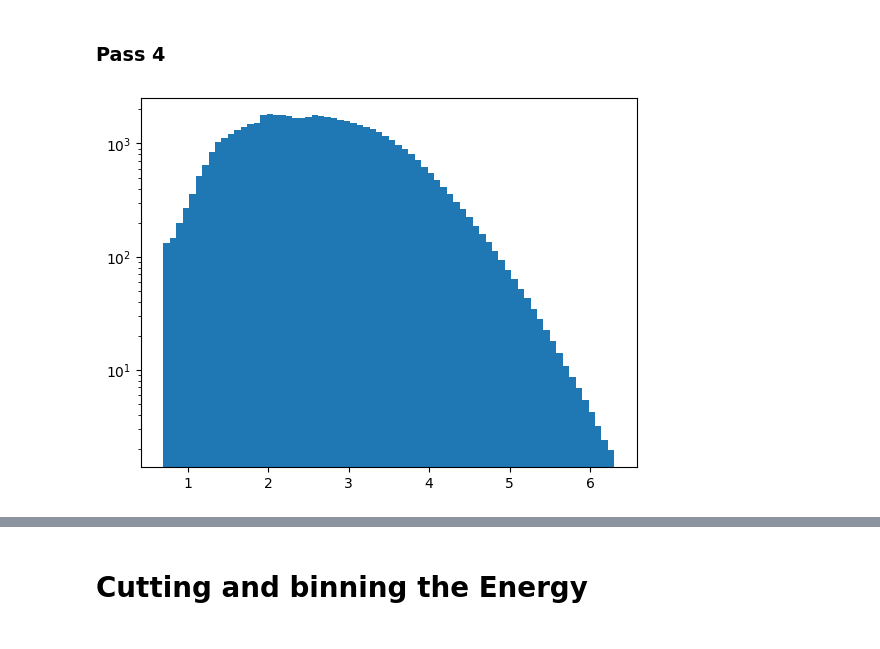
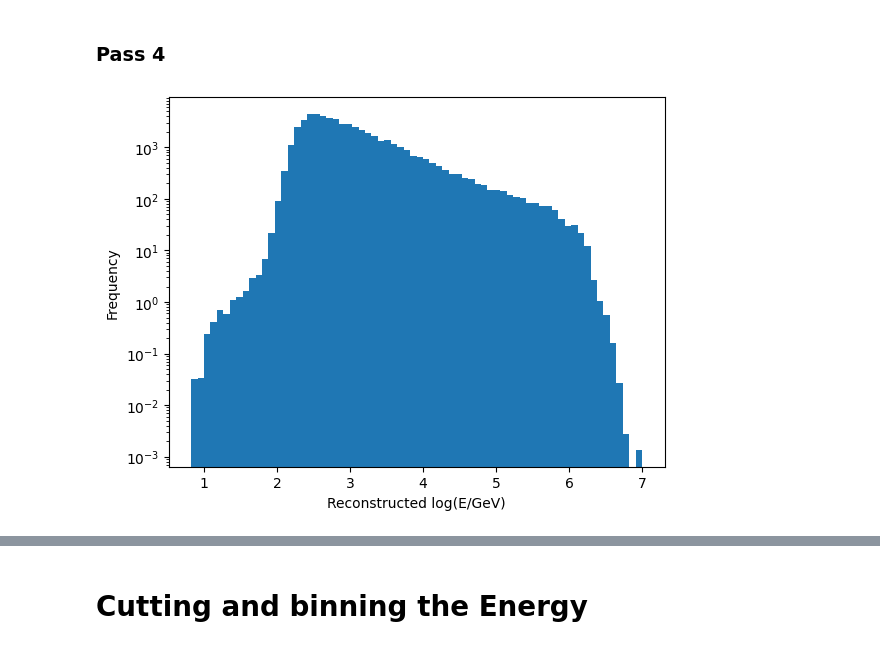
Before and after one commit to riyakore/WIPAC, a Jupyter notebook: Monte_Carlo_Data.ipynb, the cells around one changed output, grey strips where cells are left out. Drawn from its saved outputs; the diff is of its cells as text; code cells hidden in the pictures.

```diff
--- a/Monte_Carlo_Data.ipynb
+++ b/Monte_Carlo_Data.ipynb
@@ -70,7 +70,7 @@ with uproot.open(pass5file) as file:
     dset["zenithAngle"] = t["rec.zenithAngle"].array(library="np")
     dset["azimuthAngle"] = t["rec.azimuthAngle"].array(library="np")
     dset["nHit"] = t["rec.nHit"].array(library="np")  # nHit > 75 - new cut
-    dset["protonlheEnergy"] = t["rec.protonlheEnergy"].array(library="np")
+    dset["protonlheEnergy"] = t["rec.protonlheEnergy"].array(library="np")  # reconstructed proton energy
     dset["PINC"] = t["rec.PINC"].array(library="np")
     dset["CxPE40XnCh"] = t["rec.CxPE40XnCh"].array(library="np")
     dset["angleFitStatus"] = t["rec.angleFitStatus"].array(library="np")
@@ -82,7 +82,8 @@ with uproot.open(pass5file) as file:
     # corsikaParticleId != 1 - Excludes gamma rays
     dset["cuts"] = np.logical_and(dset["cuts"] , dset["corsikaParticleId"]!=1 , dset["nHit"] > 75)
     dset["cuts"] = np.logical_and(dset["cuts"], dset["PINC"] > 1.2)
-    dset["logEnergy"] = t["mc.logEnergy"].array(library="np")
+    dset["logEnergy"] = t["mc.logEnergy"].array(library="np")  # true energy
+    dset["logNNEnergy"] = t["rec.logNNEnergy"].array(library="np")  # reconstructed energy
 # %%
 initial_cuts_5 = dset["cuts"]
 zenith_angle_5 = dset["zenithAngle"][initial_cuts_5]
@@ -104,7 +125,7 @@ with uproot.open(pass4file) as file:
     dset["zenithAngle"] = t["rec.zenithAngle"].array(library="np")
     dset["azimuthAngle"] = t["rec.azimuthAngle"].array(library="np")
     dset["nHit"] = t["rec.nHit"].array(library="np")  # nHit > 75 - new cut
-    dset["protonlheEnergy"] = t["rec.protonlheEnergy"].array(library="np")
+    dset["protonlheEnergy"] = t["rec.protonlheEnergy"].array(library="np")  # reconstructed proton energy
     dset["PINC"] = t["rec.PINC"].array(library="np")
     dset["CxPE40XnCh"] = t["rec.CxPE40XnCh"].array(library="np")
     dset["angleFitStatus"] = t["rec.angleFitStatus"].array(library="np")
@@ -116,15 +137,20 @@ with uproot.open(pass4file) as file:
     # corsikaParticleId != 1 - Excludes gamma rays
     dset["cuts"] = np.logical_and(dset["cuts"] , dset["corsikaParticleId"]!=1 , dset["nHit"] > 75)
     dset["cuts"] = np.logical_and(dset["cuts"], dset["PINC"] > 1.2)
-    dset["logEnergy"] = t["mc.logEnergy"].array(library="np")
+    dset["logEnergy"] = t["mc.logEnergy"].array(library="np")  # true energy
+    dset["logNnEnergy"] = t["rec.logNnEnergy"].array(library="np")  # reconstructed energy
 # %%
 initial_cuts_4 = dset["cuts"]
 zenith_angle_4 = dset["zenithAngle"][initial_cuts_4]
-log_E_4 = dset["logEnergy"][initial_cuts_4]
+true_log_E_4 = dset["logEnergy"][initial_cuts_4]
+rec_log_nnE_4 = dset["logNnEnergy"][initial_cuts_4]
+rec_prot_E_4 = dset["protonlheEnergy"][initial_cuts_4]
 weights_4 = dset["weights"][initial_cuts_4]
 # %%
 # adding weights - gives the simulated data a weight to make it closer to the actual data
-plt.hist(log_E_4, bins = 70, log=True, weights = weights_4)
+plt.hist(rec_log_nnE_4, bins = 70, log=True, weights = weights_4)
+plt.xlabel("Reconstructed log(E/GeV)")
+plt.ylabel("Frequency")
 plt.show()
 # %% [output]
-[figure, old version]
+[figure, new version]
```
Also changed, not shown: parts of 35 cells of this notebook.
